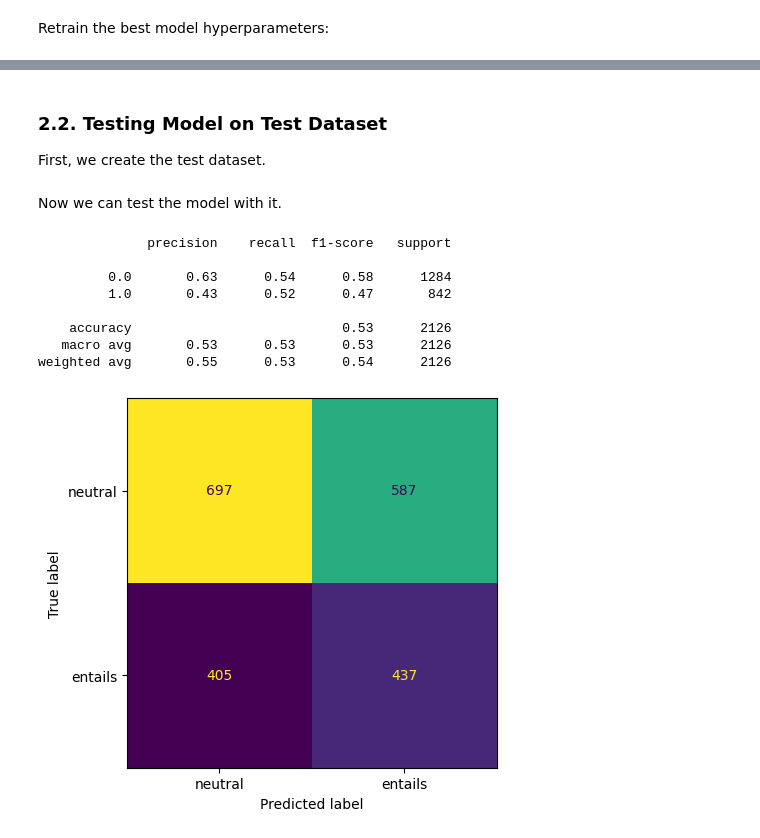
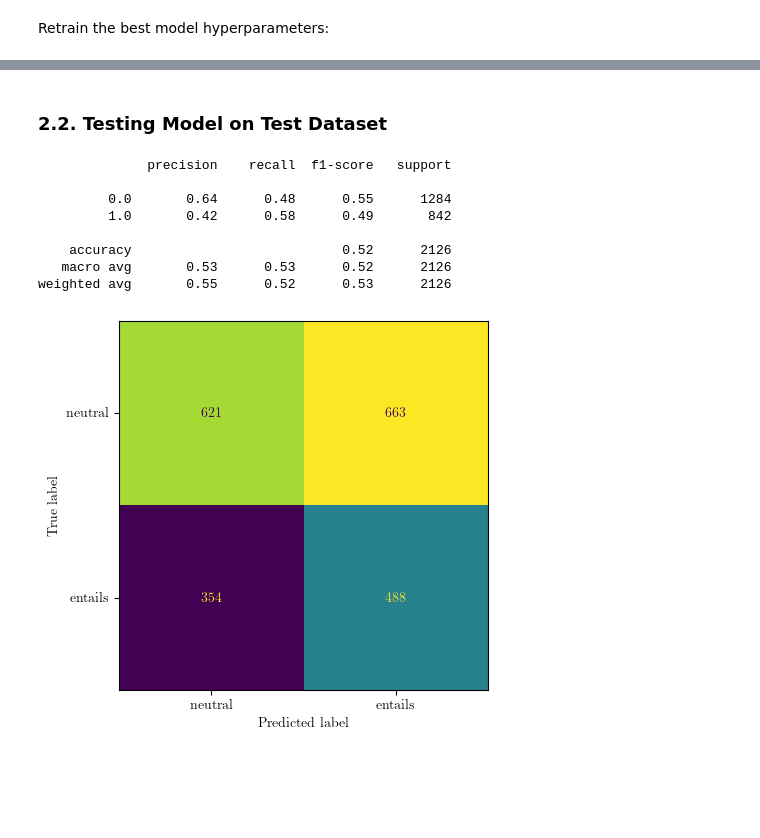
Before and after one commit to MahitGtg/nlp-project, a Jupyter notebook: GRU.ipynb, the cells around one changed output, grey strips where cells are left out. Saved outputs shown, nothing was run; the diff lists cells and outputs as text; code cells hidden in the pictures; blank space fills up the shorter version.

```diff
--- a/GRU.ipynb
+++ b/GRU.ipynb
@@ -252,11 +264,10 @@ print([train_prem_lengths[i] for i in largest_prem])
 # %% [markdown]
 Removing these outliers from the training set, we get a nicer looking plot:
 # %%
-X_train = X_train.drop(X_train.index[largest_prem])
-y_train = y_train.drop(y_train.index[largest_prem])
+train_prem_lengths = [len(premise) for premise in X_train['premise']]
+train_hyp_lengths = [len(hypothesis) for hypothesis in X_train['hypothesis']]
 
-train_prem_lengths = [len(premise) for premise in X_train['premise']]
-fig, axs = plt.subplots(1, 2, figsize=(12, 6))
+fig, axs = plt.subplots(1, 3, figsize=(18, 6))
 
 # Train set
 axs[0].hist(train_prem_lengths, bins=20, alpha=0.6, label='Premise')
@@ -274,6 +285,13 @@ axs[1].set_xlabel("Number of Tokens")
 axs[1].set_ylabel("Frequency")
 axs[1].legend()
 
+axs[2].hist(test_prem_lengths, bins=20, alpha=0.6, label='Premise')
+axs[2].hist(test_hyp_lengths, bins=20, alpha=0.6, label='Hypothesis')
+axs[2].set_title("Test Set Length Distribution")
+axs[2].set_xlabel("Number of Tokens")
+axs[2].set_ylabel("Frequency")
+axs[2].legend()
+
 plt.tight_layout()
 plt.show()
 # %% [output]
@@ -350,9 +368,9 @@ To test the model, I have created a sample Bidirectional GRU model.
 This first model is a Bidirectional GRU
 # %%
 class BiGRU(torch.nn.Module):
-    def __init__(self, embedding_dim, individual_dim=64, combined_dim=128, linear_dim=64, num_layers=2, dropout=0.4):
+    def __init__(self, embedding_dim, individual_dim=64, combined_dim=128, linear_dim=64, num_layers=4, dropout=0.4):
         super(BiGRU, self).__init__()
-        self.embeddings = torch.nn.Embedding(len(vocab), embedding_dim)
+        self.embeddings = torch.nn.Embedding(len(vocab), embedding_dim, padding_idx=wordindexes['[PAD]'])
         self.embeddings.weight.data.copy_(torch.from_numpy(emb_table))
         self.embeddings.weight.requires_grad = False
 
@@ -455,7 +473,7 @@ ind_dims_options = [64, 128]
 comb_dims_options = [64, 128]
 linear_dims_options = [64, 128, 256]
 num_layers_options = [3, 4, 5]
-dropout_options = [0.4, 0.5, 0.6]
+dropout_options = [0.4]
 epochs = 5
 
 best_model = None
@@ -466,9 +484,9 @@ all_hyperparams = list(itertools.product(ind_dims_options, comb_dims_options, li
 
 for i, hyperparams in enumerate(all_hyperparams):
     print(f"Testing ({i}/{len(all_hyperparams)}): {hyperparams}")
-    model = BiGRU(emb_dim, hyperparams[0], hyperparams[1], hyperparams[2])
+    model = BiGRU(emb_dim, hyperparams[0], hyperparams[1], hyperparams[2], hyperparams[3], hyperparams[4])
     model.to(device)
-    optimiser = torch.optim.Adam(model.parameters(), lr=0.00001, weight_decay=1e-5)
+    optimiser = torch.optim.Adam(model.parameters(), lr=1e-5, weight_decay=1e-5)
     criterion = torch.nn.CrossEntropyLoss(weight=class_weights)
     val_loss = train_model(model, optimiser, epochs, criterion, train_loader, val_loader, device)
     if val_loss < best_val_loss:
@@ -516,45 +534,35 @@ Epoch: (05 / 05) | Time: 00:06 | Train Loss: 0.6772 | Val Loss: 0.6587 | Val Acc
 # %% [markdown]
 ### 2.2. Testing Model on Test Dataset
-First, we create the test dataset.
-# %%
-max_prem = max(len(sentence) for sentence in X_test['premise'])
-max_hyp = max(len(sentence) for sentence in X_test['hypothesis'])
-encoded_prem_test = pad_sequences(encode_sentences(X_test['premise']), max_prem)
-encoded_hyp_test = pad_sequences(encode_sentences(X_test['hypothesis']), max_hyp)
-
-test_dataset = torch.utils.data.TensorDataset(torch.tensor(encoded_prem_test), torch.tensor(encoded_hyp_test), torch.tensor(y_test.values))
-test_loader = torch.utils.data.DataLoader(test_dataset, batch_size=batch_size)
-# %% [markdown]
-Now we can test the model with it.
 # %%
+model = best_model
 model.eval()
 
 all_labels = []
 all_predictions = []
 with torch.no_grad():
     for batch in test_loader:
         premises = batch[0].to(device)
         hypotheses = batch[1].to(device)
         labels = batch[2].to(device).float()
         outputs = model(premises, hypotheses)
         preds = torch.argmax(outputs, dim=1)
         all_labels.extend(labels.cpu().numpy().flatten())
         all_predictions.extend(preds.cpu().numpy().flatten())
 
 print(classification_report(all_labels, all_predictions))
 
 cm = confusion_matrix(all_labels, all_predictions)
 disp = ConfusionMatrixDisplay(confusion_matrix=cm, display_labels=["neutral", "entails"])
 disp.plot(colorbar=False)
 
 plt.show()
 # %% [output]
               precision    recall  f1-score   support
 
-         0.0       0.63      0.54      0.58      1284
-         1.0       0.43      0.52      0.47       842
+         0.0       0.64      0.48      0.55      1284
+         1.0       0.42      0.58      0.49       842
 
-    accuracy                           0.53      2126
-   macro avg       0.53      0.53      0.53      2126
-weighted avg       0.55      0.53      0.54      2126
+    accuracy                           0.52      2126
+   macro avg       0.53      0.53      0.52      2126
+weighted avg       0.55      0.52      0.53      2126
-[figure, old version]
+[figure, new version]
```
Also changed, not shown: parts of 9 cells of this notebook, 1 other file.
